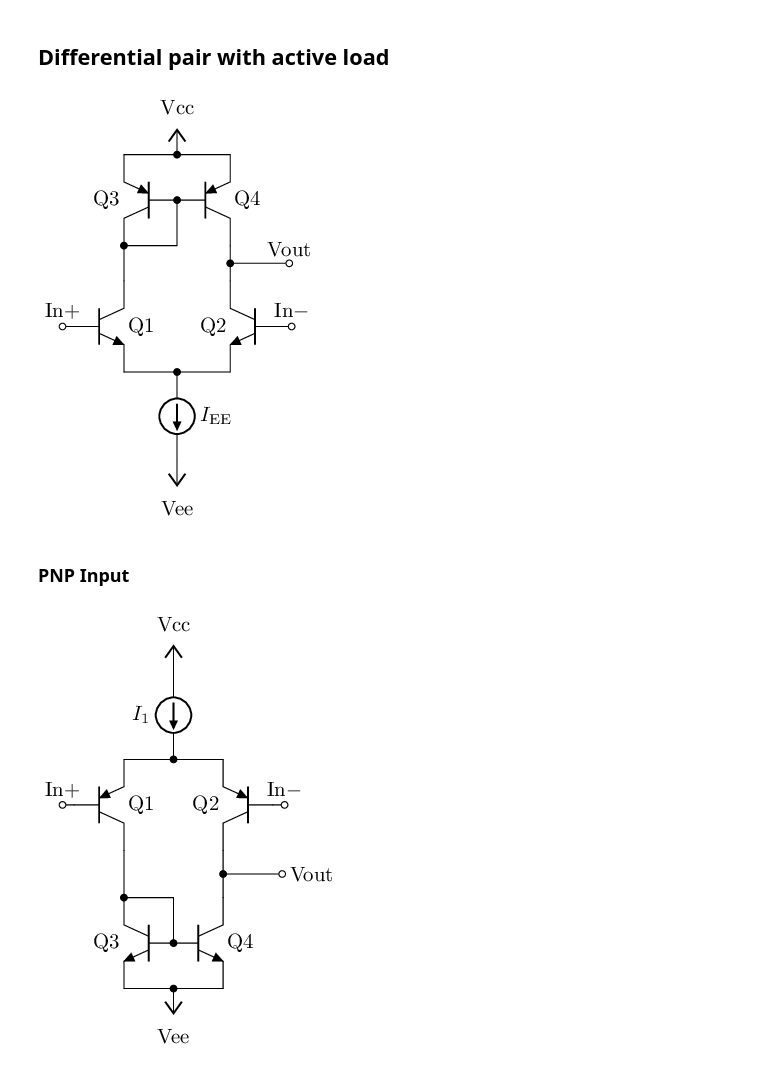
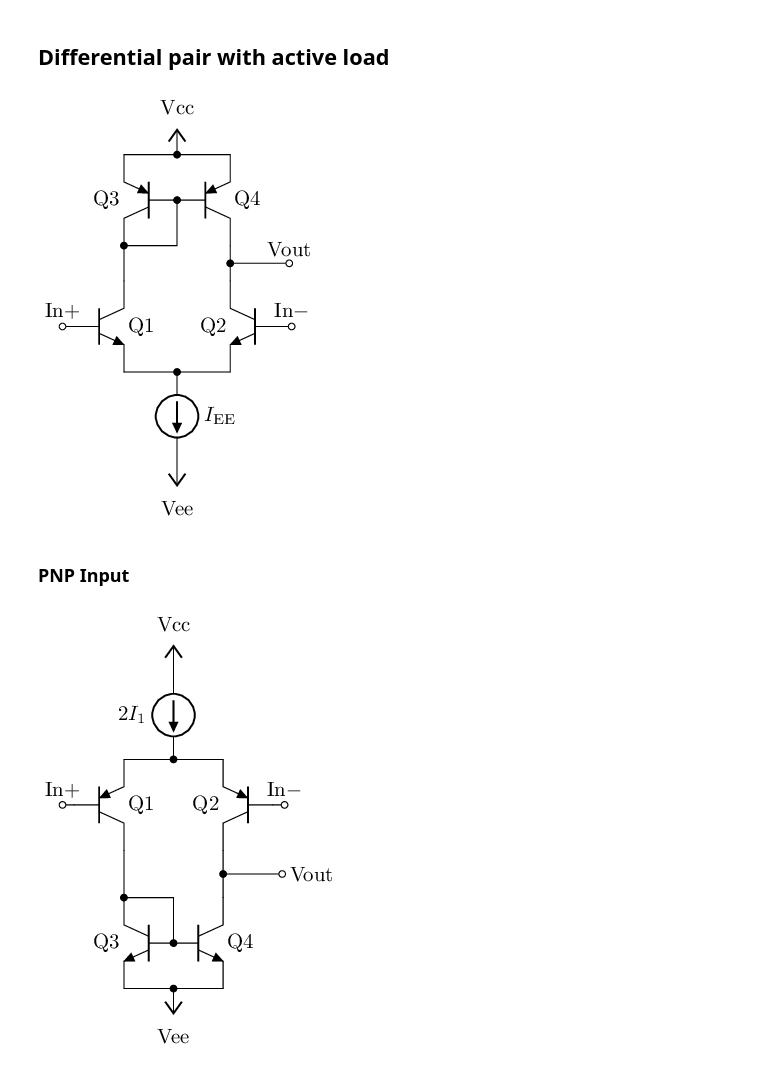
Before and after one commit to chenshuo/nuedc, a Jupyter notebook: docs/bjt-basics.ipynb, the cells around one changed output. Cells and saved outputs as stored; diff of their text form; code cells hidden in the pictures.

```diff
--- a/docs/bjt-basics.ipynb
+++ b/docs/bjt-basics.ipynb
@@ -885,32 +946,32 @@ vin#branch =   -0.217 uA
 # %%
 %%tikz -ct
 \ctikzset{transistors/arrow pos=end, american currents, european resistors}
 
 \draw (0, 0) node [npn] (Q1) {Q1};
 \draw (Q1) ++(1.8, 0) node [npn, xscale=-1] (Q2) {\ctikzflipx{Q2}};
 \draw (Q1.E) -- (Q2.E);
 \draw (Q1.B) to [short, -o] ++(-0.2, 0) node [above] {In$+$};
 \draw (Q2.B) to [short, -o] ++(0.2, 0) node [above] {In$-$};
 
 \draw (Q1.E) ++(0.9, 0) node [circ] {} coordinate (M)
-to [I, l={$I_\mathrm{EE}$}, bipoles/length=1cm] ++(0, -1.5)
+to [I, l={$I_\mathrm{EE}$}, bipoles/length=1.2cm] ++(0, -1.5)
 node [vee] {Vee};
 
 %\draw (Q1.C) to [R, l={$R_\mathrm{C}$}, bipoles/length=0.8cm] ++(0, 1.5) coordinate (T);
 %\draw (Q2.C) to [R, l_={$R_\mathrm{C}$}, bipoles/length=0.8cm] (Q2.C |- T) -- (T);
 \draw (Q1.C) to [short, -*] ++(0, 0.6)
   node [pnp, anchor=C, xscale=-1] (Q3) {\ctikzflipx{Q3}};
 \draw (Q3 -| Q2) node [pnp] (Q4) {Q4};
 \draw (Q3.E) -- (Q4.E);
 \draw (Q3.E) coordinate (T);
 \draw (T-|M) node [circ] {} node [vcc] {Vcc};
 \draw (Q3.C) -| (Q3.B -|M) node [circ] {};
 \draw (Q4.C) -- (Q2.C);
 
 %\draw (Q1.C) to [short, *-o] ++(0.5, 0) node [above] {+};
 \draw (Q2.C)++(0, 0.3) to [short, *-o] ++(1.0, 0) node [above] {Vout};
 # %% [output]
-[figure, old version]
+[figure, new version]
 # %% [markdown]
 ### PNP Input
 # %%
@@ -931,10 +992,10 @@ node [vee] {Vee};
 \draw (Q2.C) -- (Q4.C);
 \draw (Q1.E) -- (Q2.E);
 \draw (Q1.E-|Q3.B) node [circ] {}
-  to [I, invert, l={$I_1$}, bipoles/length=1cm] ++(0, 1.5)
+  to [I, invert, l={$2I_1$}, bipoles/length=1.2cm] ++(0, 1.5)
   node [vcc] {Vcc};
 \draw (Q4.C) ++ (0, 0.4) to [short, *-o] ++(1, 0) node [right] {Vout};
 \draw (Q1.B) to [short, -o] ++(-0.2, 0) node [above] {In$+$};
 \draw (Q2.B) to [short, -o] ++(0.2, 0) node [above] {In$-$};
 # %% [output]
-[figure, old version]
+[figure, new version]
```
Also changed, not shown: parts of 9 cells of this notebook.
